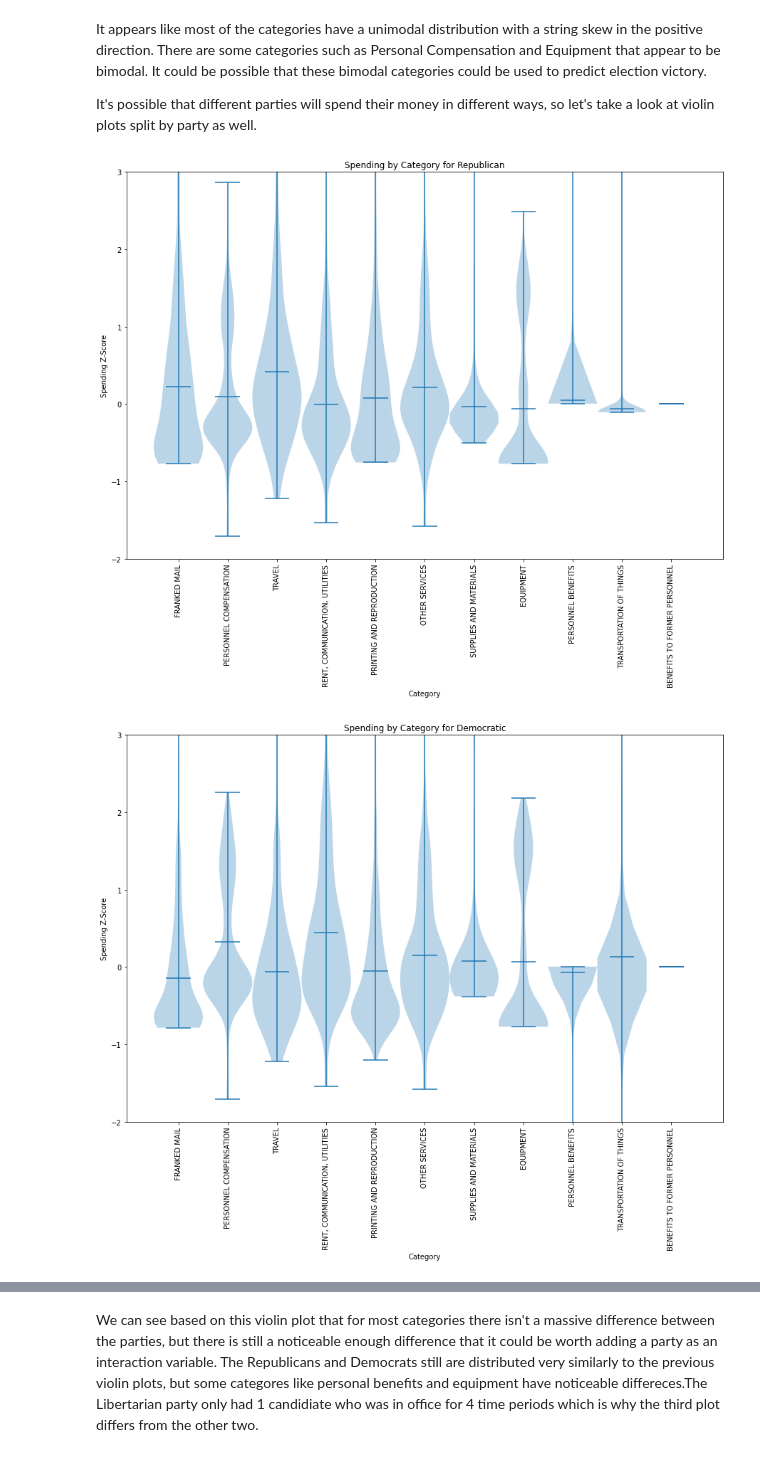
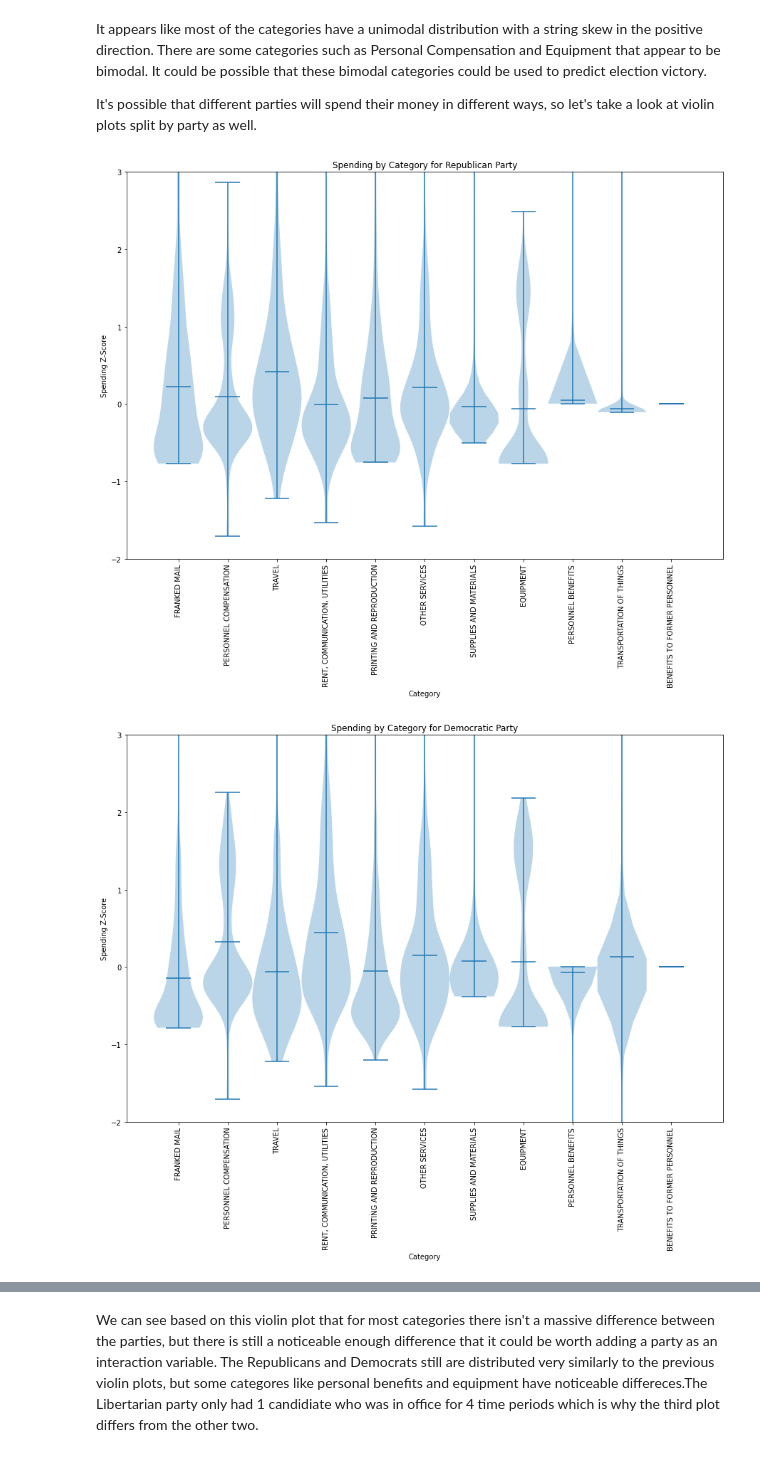
Before and after one commit to AndrewTrackim/cmsc320-final, a Jupyter notebook: final_tutorial.ipynb, the cells around one changed output, grey strips where cells are left out. Drawn from its saved outputs; the diff is of its cells as text; code cells hidden in the pictures.

```diff
--- a/final_tutorial.ipynb
+++ b/final_tutorial.ipynb
@@ -934,19 +947,17 @@ We can make violin plots of the z-scores for each of the categoreis to see how s
 import matplotlib.pyplot as plt
 fig, ax = plt.subplots()
 
-# make an array of all the categories we want to plot
+# Make an array of all the categories we want to plot
 category_data = []
 for category in categories:
-    # get the data for the category
+    # Get the data for the category
     category_data.append(victory_df[category].values)
-
-#print (category_data)
 
 ax.violinplot(category_data,range(len(categories)),widths=1,showmeans=True)
 ax.set_xlabel("Category")
 ax.set_ylabel("Spending Z-Score")
-ax.set_title("spending by category")
-plt. ylim(-2, 2)
+ax.set_title("Spending by Category")
+plt.ylim(-2, 2)
 
 plt.xticks(rotation = 90) # Rotates X-Axis Ticks by 45-degrees
 ax.xaxis.set_ticks(range(len(categories)))  # Set the X-Axis Ticks
@@ -960,32 +971,31 @@ It's possible that different parties will spend their money in different ways, s
 # %%
 party_dfs = []
 
-# split into dfs for parties
+# Split into dfs for parties
 for party in victory_df['PARTY'].unique():
     party_dfs.append(victory_df[victory_df['PARTY'] == party])
-# victory_df.groupby('PARTY').apply(lambda x: party_dfs.append(x))
 
-# now graph violins for each category
-# make an array of all the categories we want to plot
+# Now graph violins for each category
+# Make an array of all the categories we want to plot
 for df in party_dfs:
     fig, ax = plt.subplots()
     category_data = []
     for category in categories:
-        # get the data for the category
+        # Get the data for the category
         category_data.append(df[category].values)
 
 
     ax.violinplot(category_data,range(len(categories)),widths=1,showmeans=True)
 
     ax.set_xlabel("Category")
     ax.set_ylabel("Spending Z-Score")
-    ax.set_title("Spending by Category for " + df['PARTY'].values[0])
+    ax.set_title("Spending by Category for " + df['PARTY'].values[0] + " Party")
     plt. ylim(-2, 3)
     fig.savefig("partiesViolin.png")
 
     plt.xticks(rotation = 90) # Rotates X-Axis Ticks by 45-degrees
     ax.xaxis.set_ticks(range(len(categories)))  # Set the X-Axis Ticks
     ax.set_xticklabels(categories)
 # %% [output]
-[figure, old version]
+[figure, new version]
-[figure, old version]
+[figure, new version]
```
Also changed, not shown: parts of 43 cells of this notebook, 2 other files.
